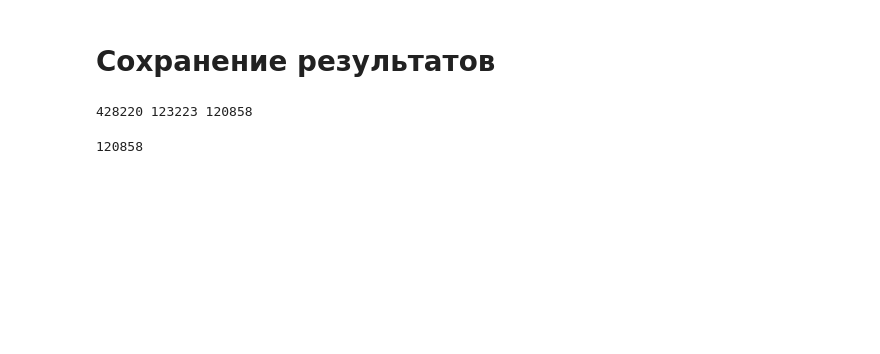
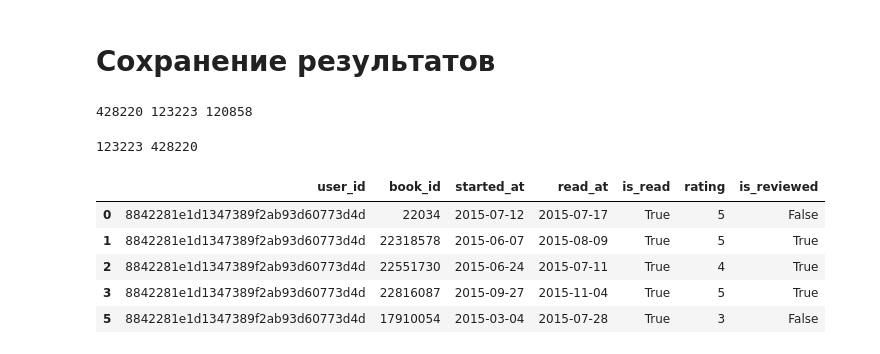
Before and after one commit to Yoshigonnawin/mle-recsys-start, a Jupyter notebook: preprocessing.ipynb, the cells around one changed output. Drawn from its saved outputs; the diff is of its cells as text; code cells hidden in the pictures; blank space fills up the shorter version.

```diff
--- a/preprocessing.ipynb
+++ b/preprocessing.ipynb
@@ -406,6 +409,15 @@ print(len(users_train), len(users_test), len(common_users))
 # %%
 cold_users = common_users
 
-print(len(cold_users))
+print(len(users_test), len(users_train))
 # %% [output]
-120858
+123223 428220
+# %%
+events_train.head()
+# %% [output]
+|  | user_id | book_id | started_at | read_at | is_read | rating | is_reviewed |
+| 0 | 8842281e1d1347389f2ab93d60773d4d | 22034 | 2015-07-12 | 2015-07-17 | True | 5 | False |
+| 1 | 8842281e1d1347389f2ab93d60773d4d | 22318578 | 2015-06-07 | 2015-08-09 | True | 5 | True |
+| 2 | 8842281e1d1347389f2ab93d60773d4d | 22551730 | 2015-06-24 | 2015-07-11 | True | 4 | True |
+| 3 | 8842281e1d1347389f2ab93d60773d4d | 22816087 | 2015-09-27 | 2015-11-04 | True | 5 | True |
+| 5 | 8842281e1d1347389f2ab93d60773d4d | 17910054 | 2015-03-04 | 2015-07-28 | True | 3 | False |
```
Also changed, not shown: parts of 7 cells of this notebook.
